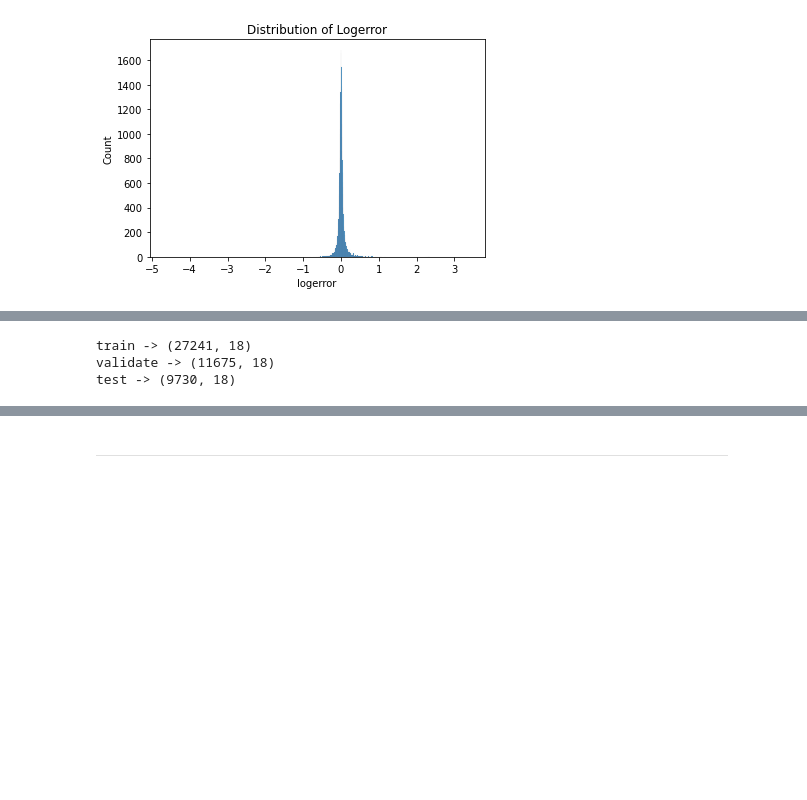
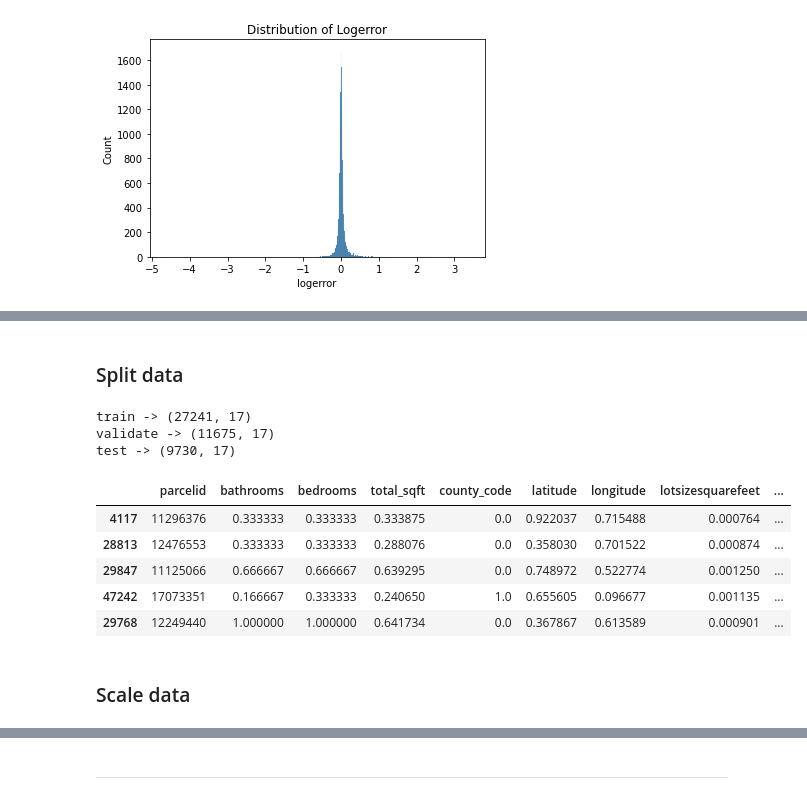
Before and after one commit to natasharivers/Zillow_Clustering_Project, a Jupyter notebook: Notebook.ipynb, the cells around one changed output, grey strips where cells are left out. Saved outputs shown, nothing was run; the diff lists cells and outputs as text; code cells hidden in the pictures; blank space fills up the shorter version.

```diff
--- a/Notebook.ipynb
+++ b/Notebook.ipynb
@@ -339,8 +350,24 @@ plt.show()
+# %% [markdown]
+### Split data
+# %%
+train, validate, test = prepare.simple_split(zillow)
+# %% [output]
+train -> (27241, 17)
+validate -> (11675, 17)
+test -> (9730, 17)
 # %%
 #train validate test split
 #split data using zillow_split function from prepare.py
-train, validate, test, X_train, y_train, X_validate, y_validate, X_test, y_test = prepare.zillow_split(zillow, 'logerror')
+X_train, X_validate, X_test, y_train, y_validate, y_test = prepare.zillow_split(zillow, 'logerror')
-# %% [output]
-train -> (27241, 18)
-validate -> (11675, 18)
-test -> (9730, 18)
+# %%
+#take a look at X_train
+X_train.head()
+# %% [output]
+|  | parcelid | bathrooms | bedrooms | total_sqft | county_code | latitude | longitude | lotsizesquarefeet | ... |
+| 4117 | 11296376 | 0.333333 | 0.333333 | 0.333875 | 0.0 | 0.922037 | 0.715488 | 0.000764 | ... |
+| 28813 | 12476553 | 0.333333 | 0.333333 | 0.288076 | 0.0 | 0.358030 | 0.701522 | 0.000874 | ... |
+| 29847 | 11125066 | 0.666667 | 0.666667 | 0.639295 | 0.0 | 0.748972 | 0.522774 | 0.001250 | ... |
+| 47242 | 17073351 | 0.166667 | 0.333333 | 0.240650 | 1.0 | 0.655605 | 0.096677 | 0.001135 | ... |
+| 29768 | 12249440 | 1.000000 | 1.000000 | 0.641734 | 0.0 | 0.367867 | 0.613589 | 0.000901 | ... |
+# %% [markdown]
+### Scale data
```
Also changed, not shown: parts of 41 cells of this notebook.
